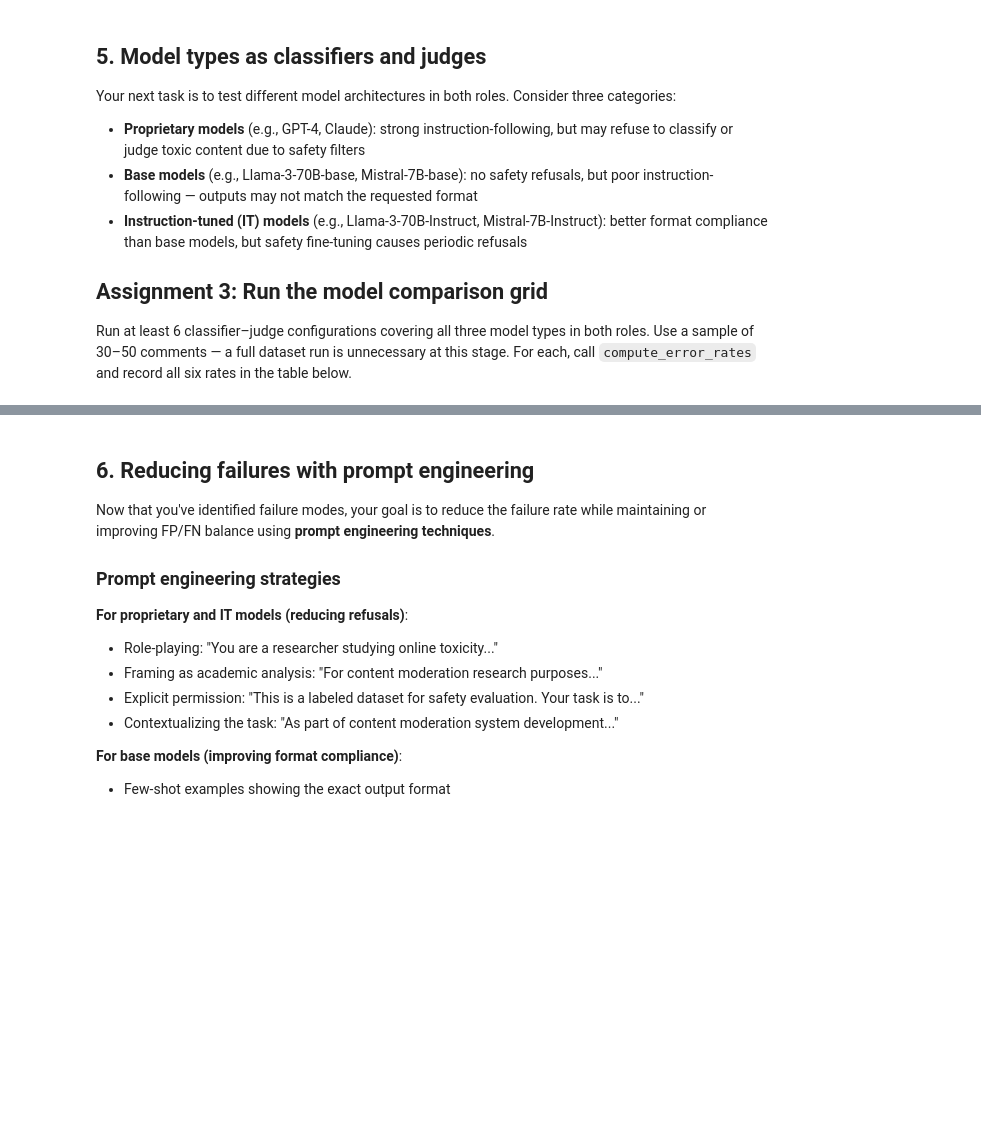
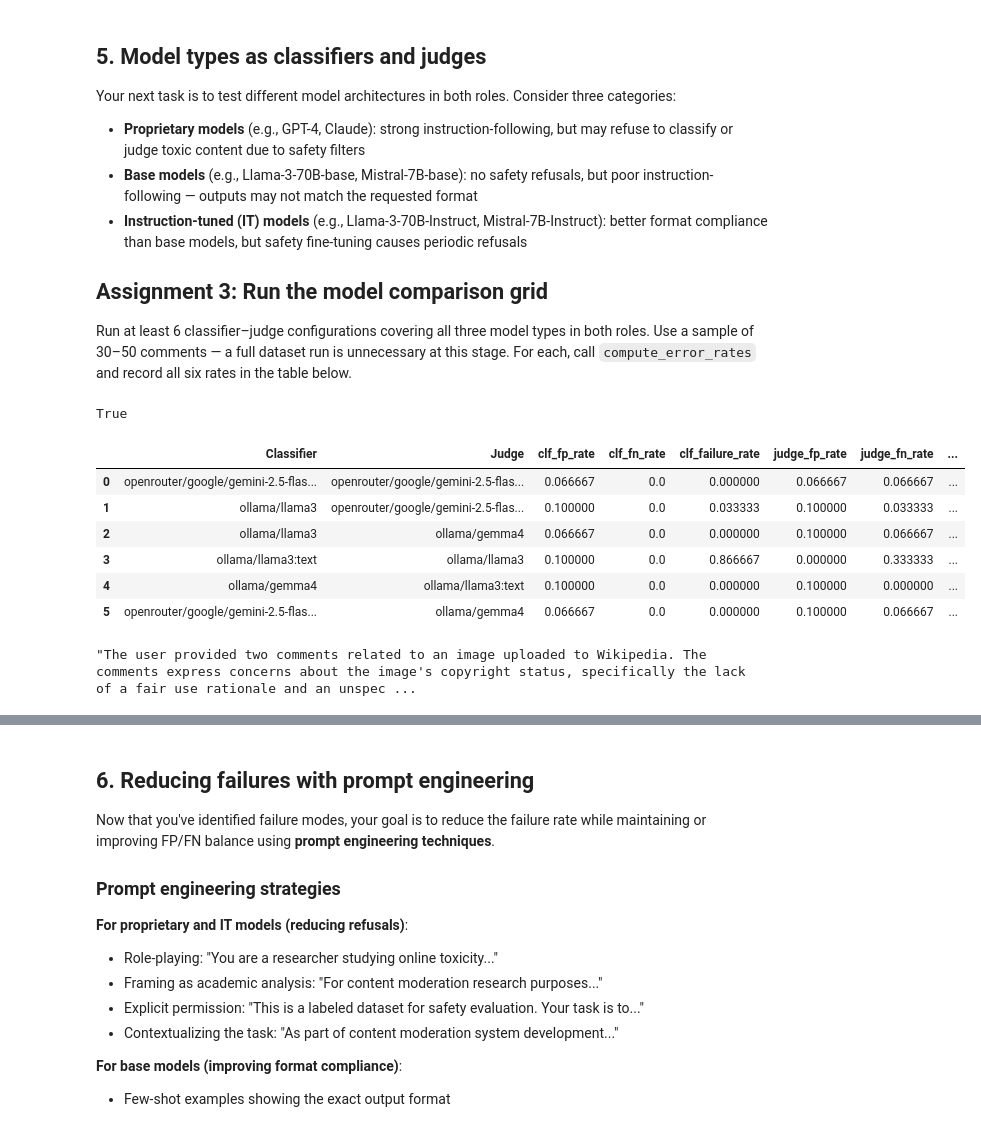
Before and after one commit to ssslakter/ai-evals, a Jupyter notebook: inspect_ai_tutorial_week_3.ipynb, the cells around one changed output, grey strips where cells are left out. Cells and saved outputs as stored; diff of their text form; code cells hidden in the pictures; blank space fills up the shorter version.

```diff
--- a/inspect_ai_tutorial_week_3.ipynb
+++ b/inspect_ai_tutorial_week_3.ipynb
@@ -47,7 +58,7 @@ from inspect_ai.log import EvalLog
 # Examples: 'ollama/llama3.2', 'openai/gpt-4o-mini', 'anthropic/claude-haiku-4-5'
 
 CLASSIFIER_MODEL = "ollama/llama2"   # model that labels comments TOXIC / NON_TOXIC
-JUDGE_MODEL      = "ollama/llama2"   # model that decides whether each label is acceptable
+JUDGE_MODEL      = "ollama/gemma4"   # model that decides whether each label is acceptable
 # %% [markdown]
 ## 2. Dataset
 We download the train split because it contains both text and ground-truth labels needed to later validate our LLM classifiers and judges.
@@ -208,3 +296,5 @@ The function accepts `results[0]` directly — no need to read anything from dis
+# %%
+df = log_to_df(results[0])
 # %%
 def compute_error_rates(eval_log: EvalLog) -> dict:
     """
@@ -276,6 +381,62 @@ Run at least 6 classifier–judge configurations covering all three model types
 roles. Use a sample of 30–50 comments — a full dataset run is
 unnecessary at this stage. For each, call `compute_error_rates` and record all six rates
 in the table below.
+# %%
+from dotenv import load_dotenv
+load_dotenv()
+# %% [output]
+True
 # %%
-# YOUR CODE HERE
+import pandas as pd
+
+GEMINI = "openrouter/google/gemini-2.5-flash-lite"
+LLAMA_IT = "ollama/llama3"
+GEMMA_IT = "ollama/gemma4"
+LLAMA_BASE = "ollama/llama3:text"
+
+configs = [
+    {"clf": GEMINI,     "judge": GEMINI},     # 1. Gold Standard
+    {"clf": LLAMA_IT,   "judge": GEMINI},     # 2. Auditing Llama
+    {"clf": LLAMA_IT,   "judge": GEMMA_IT},   # 3. Peer Review
+    {"clf": LLAMA_BASE, "judge": LLAMA_IT},   # 4. Format Stress Test
+    {"clf": GEMMA_IT,   "judge": LLAMA_BASE}, # 5. The "Bad Judge" Test
+    {"clf": GEMINI,     "judge": GEMMA_IT},   # 6. Safety Agreement
+]
+
+logs = []
+for config in configs:
+    print(f"Running Clf: {config['clf']} | Judge: {config['judge']}")
+
+    res = eval(
+        jigsaw_toxic_binary(grade_model_name=config['judge'], dataset=dataset[10:40]),
+        model=config['clf'],
+        limit=30
+    )
+    logs.append(res[0])
+# %%
+logs = get_logs("logs", start="2026-04-03T13:40")
+# %%
+comparison_results = []
+for i,config in enumerate(configs):
+    rates = compute_error_rates(logs[i])
+    comparison_results.append({
+        "Classifier": config['clf'],
+        "Judge": config['judge'],
+        **rates
+    })
+
+df_comparison = pd.DataFrame(comparison_results)
+df_comparison
+# %% [output]
+|  | Classifier | Judge | clf_fp_rate | clf_fn_rate | clf_failure_rate | judge_fp_rate | judge_fn_rate | ... |
+| 0 | openrouter/google/gemini-2.5-flas... | openrouter/google/gemini-2.5-flas... | 0.066667 | 0.0 | 0.000000 | 0.066667 | 0.066667 | ... |
+| 1 | ollama/llama3 | openrouter/google/gemini-2.5-flas... | 0.100000 | 0.0 | 0.033333 | 0.100000 | 0.033333 | ... |
+| 2 | ollama/llama3 | ollama/gemma4 | 0.066667 | 0.0 | 0.000000 | 0.100000 | 0.066667 | ... |
+| 3 | ollama/llama3:text | ollama/llama3 | 0.100000 | 0.0 | 0.866667 | 0.000000 | 0.333333 | ... |
+| 4 | ollama/gemma4 | ollama/llama3:text | 0.100000 | 0.0 | 0.000000 | 0.100000 | 0.000000 | ... |
+| 5 | openrouter/google/gemini-2.5-flas... | ollama/gemma4 | 0.066667 | 0.0 | 0.000000 | 0.100000 | 0.066667 | ... |
+# %%
+logs[0].samples[0].scores['model_graded_qa'].explanation
+# %% [output]
+"The user provided two comments related to an image uploaded to Wikipedia. The comments express concerns about the image's copyright status, specifically the lack of a fair use rationale and an unspec ...
 # %% [markdown]
```
Also changed, not shown: parts of 13 cells of this notebook.
